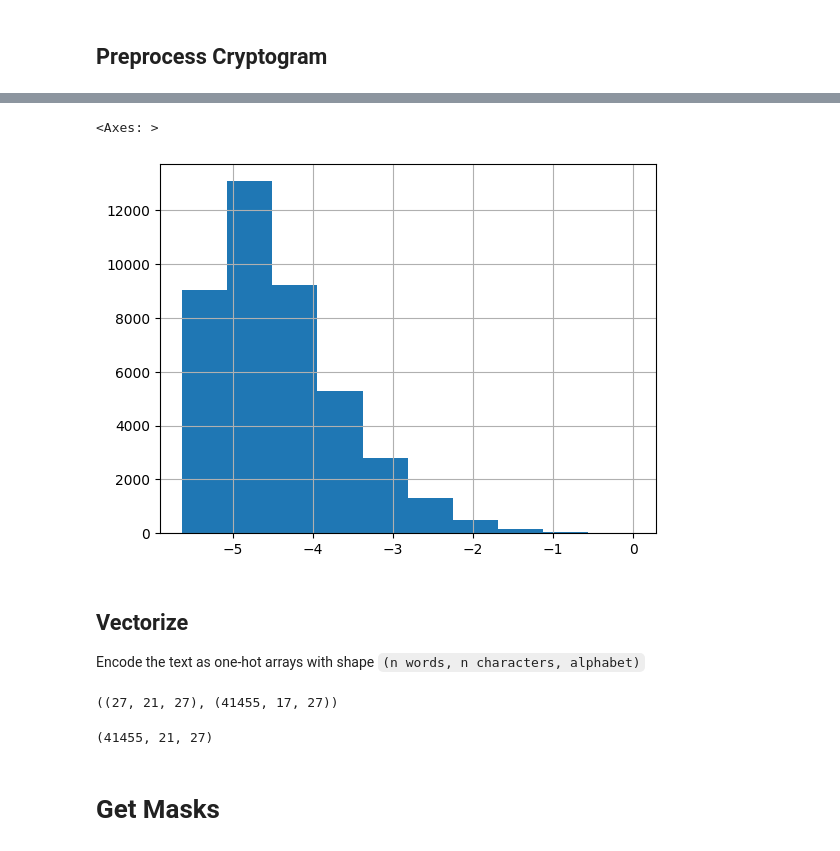
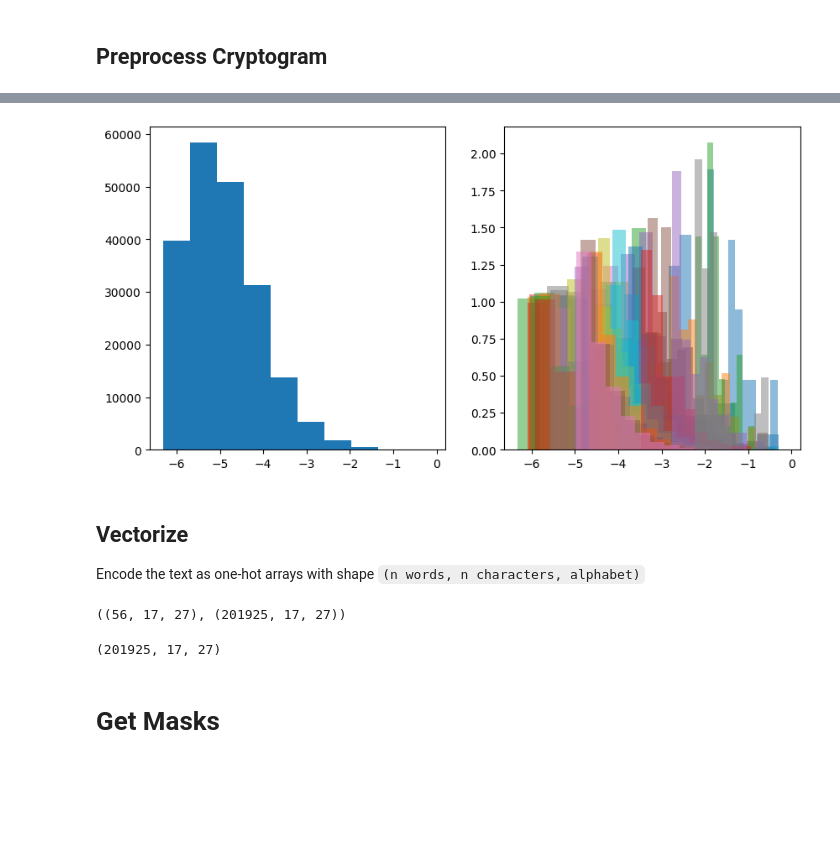
Before and after one commit to dantegates/optimization-posts, a Jupyter notebook: cipher-ngrams.ipynb, the cells around one changed output, grey strips where cells are left out. Saved outputs shown, nothing was run; the diff lists cells and outputs as text; code cells hidden in the pictures; blank space fills up the shorter version.

```diff
--- a/cipher-ngrams.ipynb
+++ b/cipher-ngrams.ipynb
@@ -54,3 +49,17 @@ HYY DRT SCZ.
+# %%
+# There's no reason for the algorithm to prefer the identity permutation,
+# so we can send unencrypted text through for debugging purposes
+#
+# TODO: show how the algorithm does better with more data: i.e. show results
+# with first sentence only, etc.
+CRYPTOGRAM_BASE = '''
+The great ships hung motionless in the air, over every nation on
+Earth. Motionless they hung, huge, heavy, steady in the sky, a
+blasphemy against nature. Many people went straight into shock
+as their minds tried to encompass what they were looking at.
+The ships hung in the sky in much the same way that bricks
+don't.
+'''.upper()
 # %% [markdown]
 ## Preprocess Cryptogram
 # %%
@@ -59,7 +68,7 @@ CRYPTOGRAM = (
     CRYPTOGRAM_BASE
     .upper()
     .translate(
-        str.maketrans({c: '' for c in string.punctuation})
+        str.maketrans({c: '' for c in string.punctuation + '—'})
     )
     .split()
 )
@@ -128,5 +133,5 @@ frequencies.head()
 # %%
 # just for efficiency
-frequencies = frequencies[frequencies.occurrences.gt(100)]
+frequencies = frequencies[frequencies.occurrences.gt(20)]
 frequencies.shape
 # %% [output]
@@ -144,8 +169,13 @@ frequencies['log_likelihood'] = (
 # %%
-frequencies.log_likelihood.hist()
+import matplotlib.pyplot as plt
+
+fig, axs = plt.subplots(1, 2, figsize=(10, 5))
+
+axs[0].hist(frequencies.log_likelihood)
+for _, group in frequencies.groupby('word_group'):
+    axs[1].hist(group.log_likelihood, alpha=.5, density=True)
 # %% [output]
-<Axes: >
-[figure, old version]
+[figure, new version]
 # %% [markdown]
 ## Vectorize
 
@@ -155,7 +185,7 @@ X = vectorize_text(CRYPTOGRAM, TARGET_ALPHABET)
 V = vectorize_text(frequencies.word.tolist(), TARGET_ALPHABET)
 X.shape, V.shape
 # %% [output]
-((27, 21, 27), (41455, 17, 27))
+((56, 17, 27), (201925, 17, 27))
 # %%
 # It's possible that X has words of length not found in the dictionary
 # (but not the other way around due to how the dictionary is loaded).
@@ -165,7 +195,7 @@ X.shape, V.shape
 V = np.pad(V, ((0, 0), (0, X.shape[1]-V.shape[1]), (0, 0)))
 V.shape
 # %% [output]
-(41455, 21, 27)
+(201925, 17, 27)
 # %% [markdown]
 # Get Masks
 # %%
```
Also changed, not shown: parts of 22 cells of this notebook.
